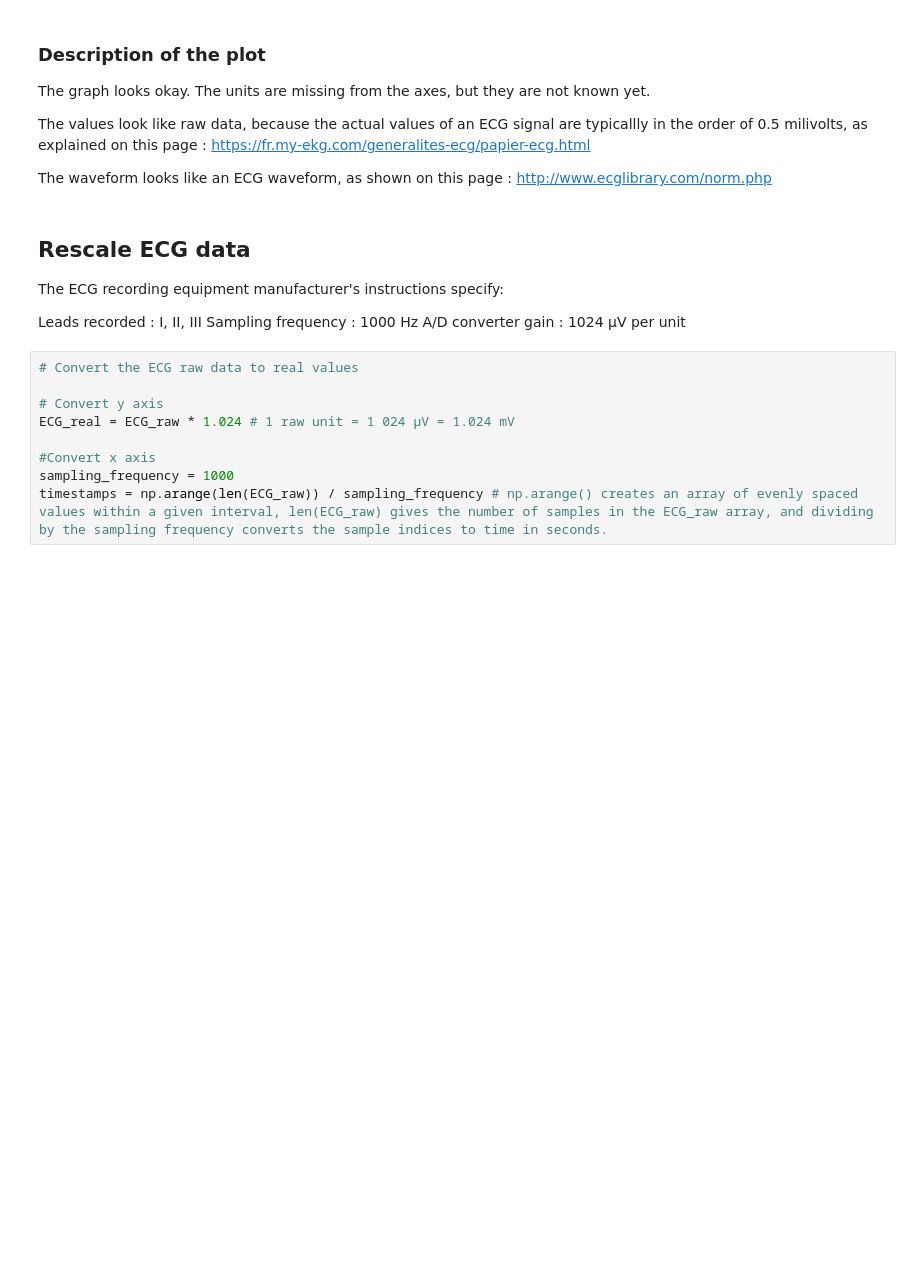
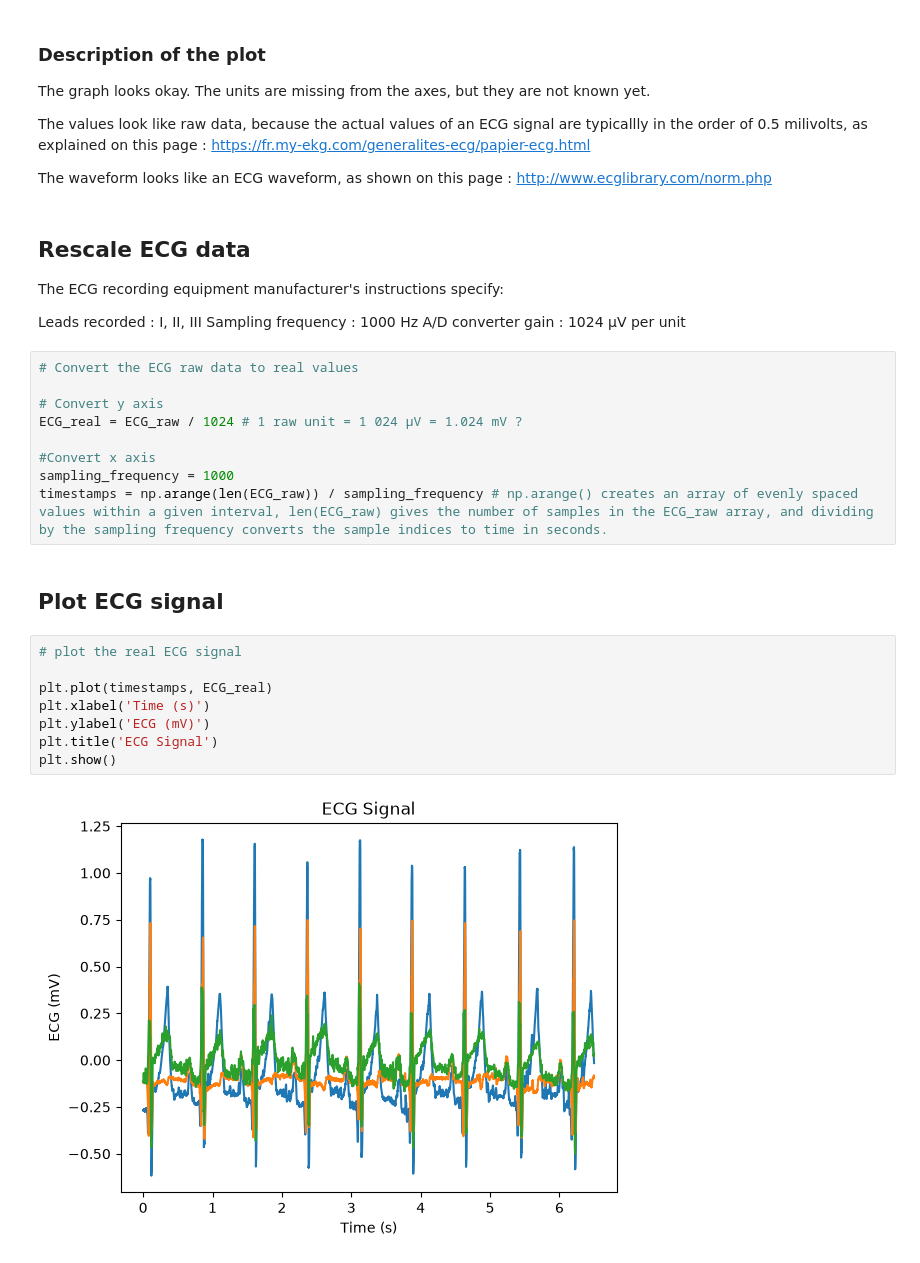
Before and after one commit to GaiaGas/Series01-python, a Jupyter notebook: Series01-Python.ipynb, the cells around one changed output. Saved outputs shown, nothing was run; the diff lists cells and outputs as text; blank space fills up the shorter version.

Commit message:
Plot real ECG
Plot real ECG

```diff
--- a/Series01-Python.ipynb
+++ b/Series01-Python.ipynb
@@ -56,8 +56,20 @@ A/D converter gain : 1024 µV per unit
 # Convert the ECG raw data to real values
 
 # Convert y axis
-ECG_real = ECG_raw * 1.024 # 1 raw unit = 1 024 µV = 1.024 mV
+ECG_real = ECG_raw / 1024 # 1 raw unit = 1 024 µV = 1.024 mV ?
 
 #Convert x axis
 sampling_frequency = 1000
 timestamps = np.arange(len(ECG_raw)) / sampling_frequency # np.arange() creates an array of evenly spaced values within a given interval, len(ECG_raw) gives the number of samples in the ECG_raw array, and dividing by the sampling frequency converts the sample indices to time in seconds.
+# %% [markdown]
+## Plot ECG signal
+# %%
+# plot the real ECG signal
+
+plt.plot(timestamps, ECG_real)
+plt.xlabel('Time (s)')
+plt.ylabel('ECG (mV)')
+plt.title('ECG Signal')
+plt.show()
+# %% [output]
+[figure, added]
```
Also changed, not shown: parts of 1 cell of this notebook.
